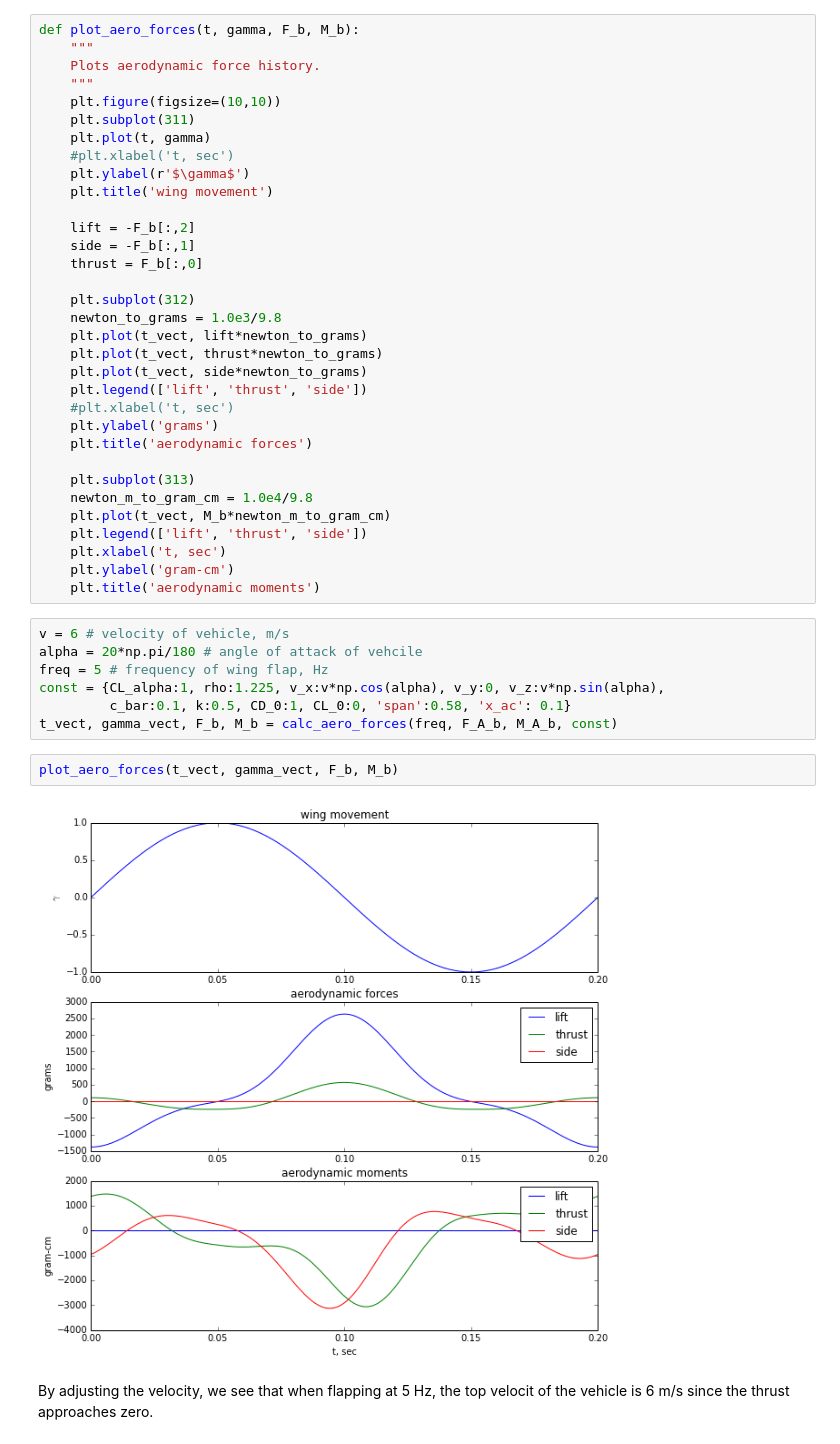
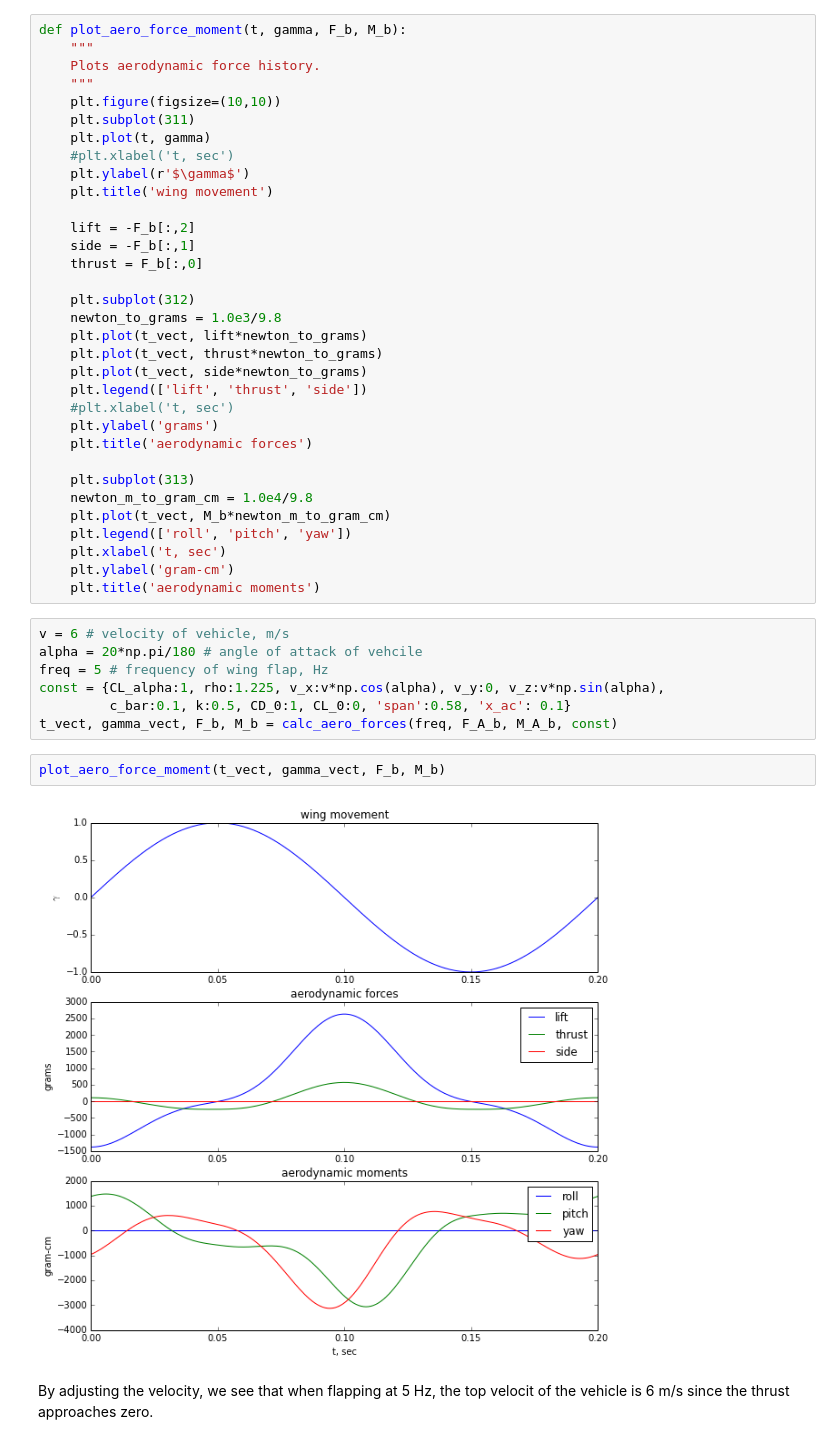
Before and after one commit to jgoppert/PX4-SIL, a Jupyter notebook: Blade Element Flapping.ipynb, the cells around one changed output. Saved outputs shown, nothing was run; the diff lists cells and outputs as text.

Commit message:
Title fix for moments.

```diff
--- a/Blade Element Flapping.ipynb
+++ b/Blade Element Flapping.ipynb
@@ -146,7 +146,7 @@ def calc_aero_forces(freq, F_A_b, M_A_b, const):
 
     return t_vect, gamma_vect, F_b_vect, M_b_vect
 # %%
-def plot_aero_forces(t, gamma, F_b, M_b):
+def plot_aero_force_moment(t, gamma, F_b, M_b):
     """
     Plots aerodynamic force history.
     """
@@ -174,7 +174,7 @@ def plot_aero_forces(t, gamma, F_b, M_b):
     plt.subplot(313)
     newton_m_to_gram_cm = 1.0e4/9.8
     plt.plot(t_vect, M_b*newton_m_to_gram_cm)
-    plt.legend(['lift', 'thrust', 'side'])
+    plt.legend(['roll', 'pitch', 'yaw'])
     plt.xlabel('t, sec')
     plt.ylabel('gram-cm')
     plt.title('aerodynamic moments')
@@ -186,9 +186,9 @@ const = {CL_alpha:1, rho:1.225, v_x:v*np.cos(alpha), v_y:0, v_z:v*np.sin(alpha),
          c_bar:0.1, k:0.5, CD_0:1, CL_0:0, 'span':0.58, 'x_ac': 0.1}
 t_vect, gamma_vect, F_b, M_b = calc_aero_forces(freq, F_A_b, M_A_b, const)
 # %%
-plot_aero_forces(t_vect, gamma_vect, F_b, M_b)
+plot_aero_force_moment(t_vect, gamma_vect, F_b, M_b)
 # %% [output]
-[figure, old version]
+[figure, new version]
 # %% [markdown]
 By adjusting the velocity, we see that when flapping at 5 Hz, the top velocit of the vehicle is 6 m/s since the thrust approaches zero.
 # %%
```
Also changed, not shown: parts of 1 cell of this notebook.
